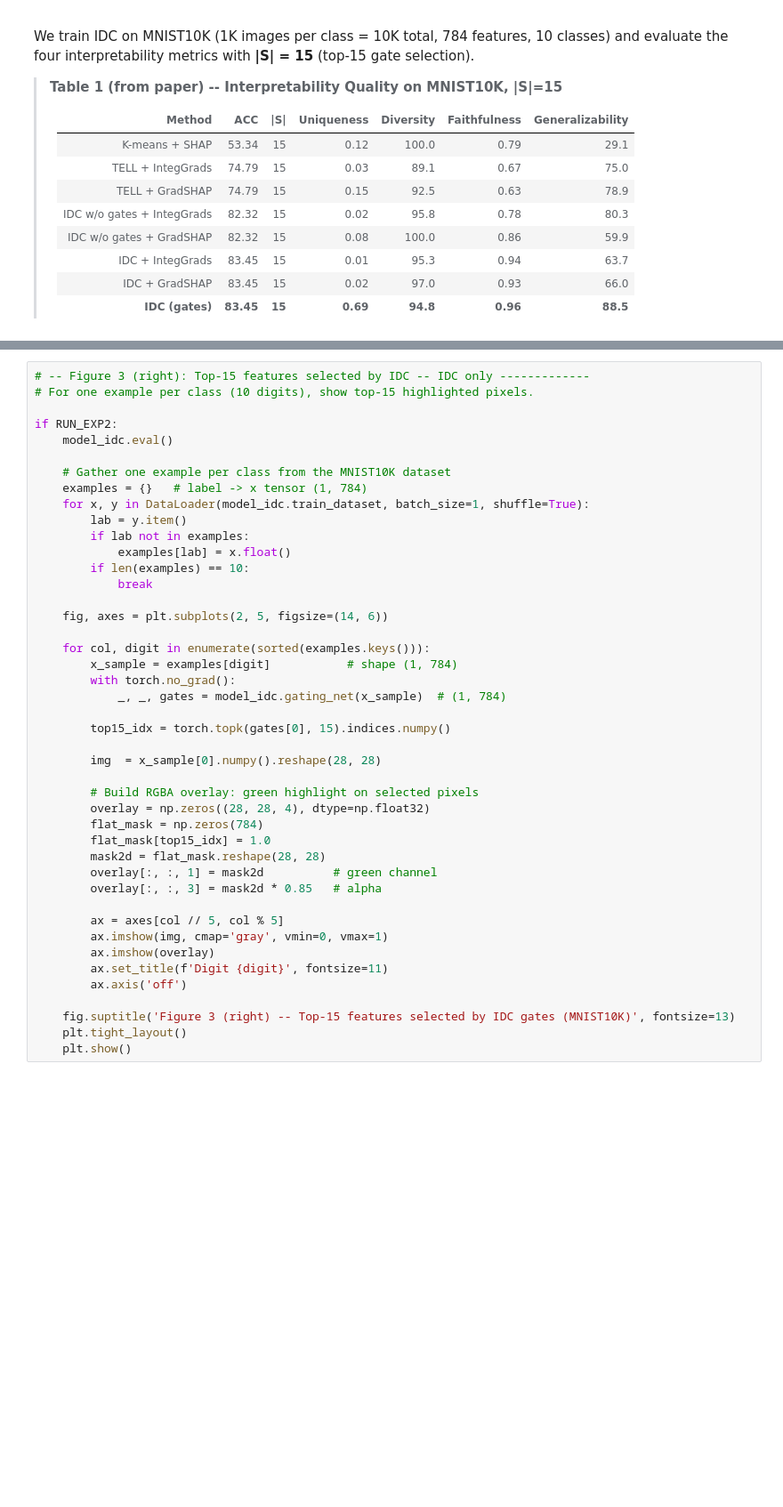
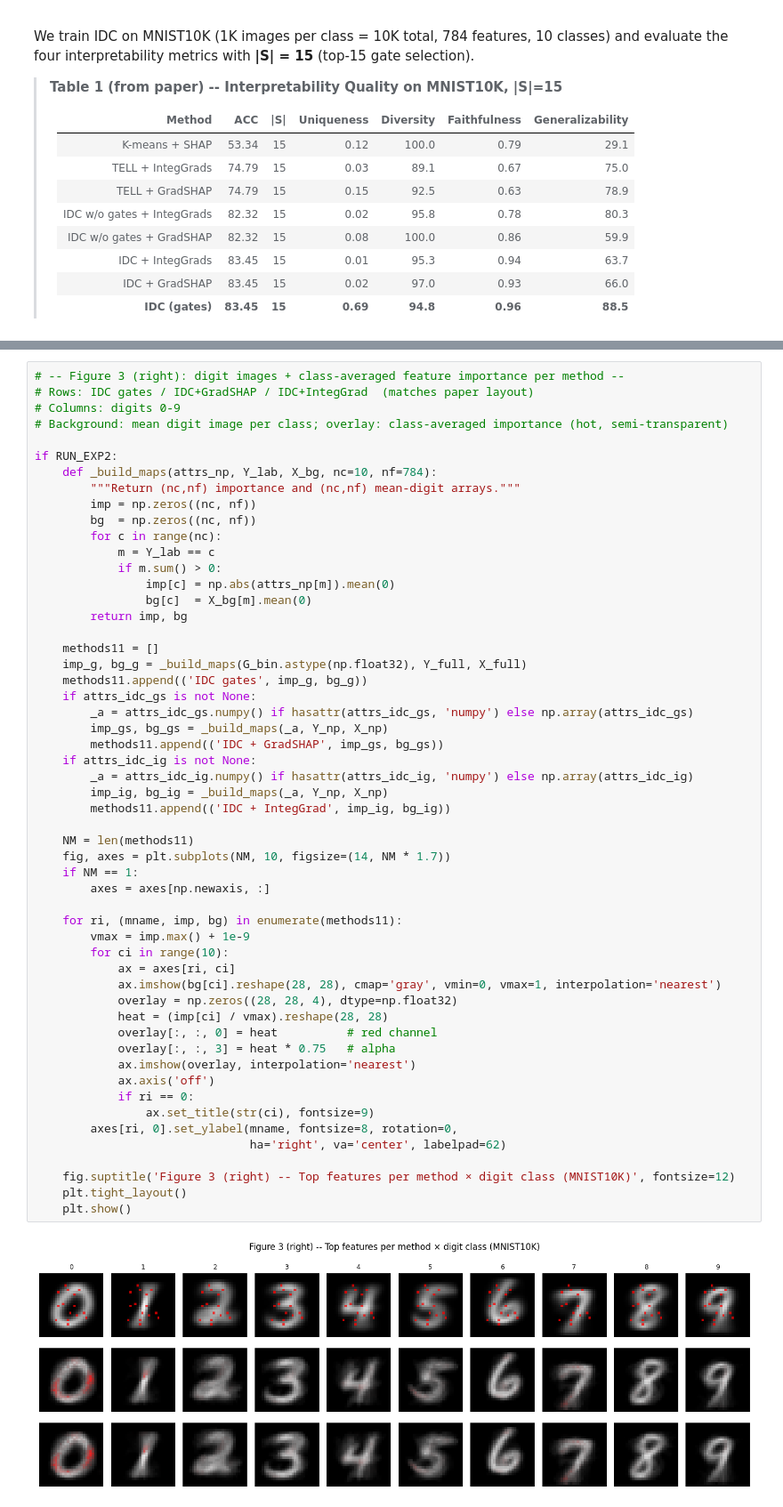
Before and after one commit to NadaB04/Interpretable_Deep_Clustering_analysis, a Jupyter notebook: IDC_Reconstruction.ipynb, the cells around one changed output, grey strips where cells are left out. Shown at 89% size. Cells and saved outputs as stored; diff of their text form; blank space fills up the shorter version.

```diff
--- a/IDC_Reconstruction.ipynb
+++ b/IDC_Reconstruction.ipynb
@@ -868,47 +889,59 @@ Correlation (IDC): 0.000  (paper reports 0.96)
 # %%
-# -- Figure 3 (right): Top-15 features selected by IDC -- IDC only -------------
-# For one example per class (10 digits), show top-15 highlighted pixels.
+# -- Figure 3 (right): digit images + class-averaged feature importance per method --
+# Rows: IDC gates / IDC+GradSHAP / IDC+IntegGrad  (matches paper layout)
+# Columns: digits 0-9
+# Background: mean digit image per class; overlay: class-averaged importance (hot, semi-transparent)
 
 if RUN_EXP2:
-    model_idc.eval()
+    def _build_maps(attrs_np, Y_lab, X_bg, nc=10, nf=784):
+        """Return (nc,nf) importance and (nc,nf) mean-digit arrays."""
+        imp = np.zeros((nc, nf))
+        bg  = np.zeros((nc, nf))
+        for c in range(nc):
+            m = Y_lab == c
+            if m.sum() > 0:
+                imp[c] = np.abs(attrs_np[m]).mean(0)
+                bg[c]  = X_bg[m].mean(0)
+        return imp, bg
 
-    # Gather one example per class from the MNIST10K dataset
-    examples = {}   # label -> x tensor (1, 784)
-    for x, y in DataLoader(model_idc.train_dataset, batch_size=1, shuffle=True):
-        lab = y.item()
-        if lab not in examples:
-            examples[lab] = x.float()
-        if len(examples) == 10:
-            break
+    methods11 = []
+    imp_g, bg_g = _build_maps(G_bin.astype(np.float32), Y_full, X_full)
+    methods11.append(('IDC gates', imp_g, bg_g))
+    if attrs_idc_gs is not None:
+        _a = attrs_idc_gs.numpy() if hasattr(attrs_idc_gs, 'numpy') else np.array(attrs_idc_gs)
+        imp_gs, bg_gs = _build_maps(_a, Y_np, X_np)
+        methods11.append(('IDC + GradSHAP', imp_gs, bg_gs))
+    if attrs_idc_ig is not None:
+        _a = attrs_idc_ig.numpy() if hasattr(attrs_idc_ig, 'numpy') else np.array(attrs_idc_ig)
+        imp_ig, bg_ig = _build_maps(_a, Y_np, X_np)
+        methods11.append(('IDC + IntegGrad', imp_ig, bg_ig))
 
-    fig, axes = plt.subplots(2, 5, figsize=(14, 6))
+    NM = len(methods11)
+    fig, axes = plt.subplots(NM, 10, figsize=(14, NM * 1.7))
+    if NM == 1:
+        axes = axes[np.newaxis, :]
 
-    for col, digit in enumerate(sorted(examples.keys())):
-        x_sample = examples[digit]           # shape (1, 784)
-        with torch.no_grad():
-            _, _, gates = model_idc.gating_net(x_sample)  # (1, 784)
+    for ri, (mname, imp, bg) in enumerate(methods11):
+        vmax = imp.max() + 1e-9
+        for ci in range(10):
+            ax = axes[ri, ci]
+            ax.imshow(bg[ci].reshape(28, 28), cmap='gray', vmin=0, vmax=1, interpolation='nearest')
+            overlay = np.zeros((28, 28, 4), dtype=np.float32)
+            heat = (imp[ci] / vmax).reshape(28, 28)
+            overlay[:, :, 0] = heat          # red channel
+            overlay[:, :, 3] = heat * 0.75   # alpha
+            ax.imshow(overlay, interpolation='nearest')
+            ax.axis('off')
+            if ri == 0:
+                ax.set_title(str(ci), fontsize=9)
+        axes[ri, 0].set_ylabel(mname, fontsize=8, rotation=0,
+                               ha='right', va='center', labelpad=62)
 
-        top15_idx = torch.topk(gates[0], 15).indices.numpy()
-
-        img  = x_sample[0].numpy().reshape(28, 28)
-
-        # Build RGBA overlay: green highlight on selected pixels
-        overlay = np.zeros((28, 28, 4), dtype=np.float32)
-        flat_mask = np.zeros(784)
-        flat_mask[top15_idx] = 1.0
-        mask2d = flat_mask.reshape(28, 28)
-        overlay[:, :, 1] = mask2d          # green channel
-        overlay[:, :, 3] = mask2d * 0.85   # alpha
-
-        ax = axes[col // 5, col % 5]
-        ax.imshow(img, cmap='gray', vmin=0, vmax=1)
-        ax.imshow(overlay)
-        ax.set_title(f'Digit {digit}', fontsize=11)
-        ax.axis('off')
-
-    fig.suptitle('Figure 3 (right) -- Top-15 features selected by IDC gates (MNIST10K)', fontsize=13)
+    fig.suptitle('Figure 3 (right) -- Top features per method × digit class (MNIST10K)', fontsize=12)
     plt.tight_layout()
     plt.show()
+# %% [output]
+[figure, added]
 # %% [markdown]
 ---
 ## Experiment 3 --" Real Tabular Data (Table 2)
```
Also changed, not shown: parts of 33 cells of this notebook.
